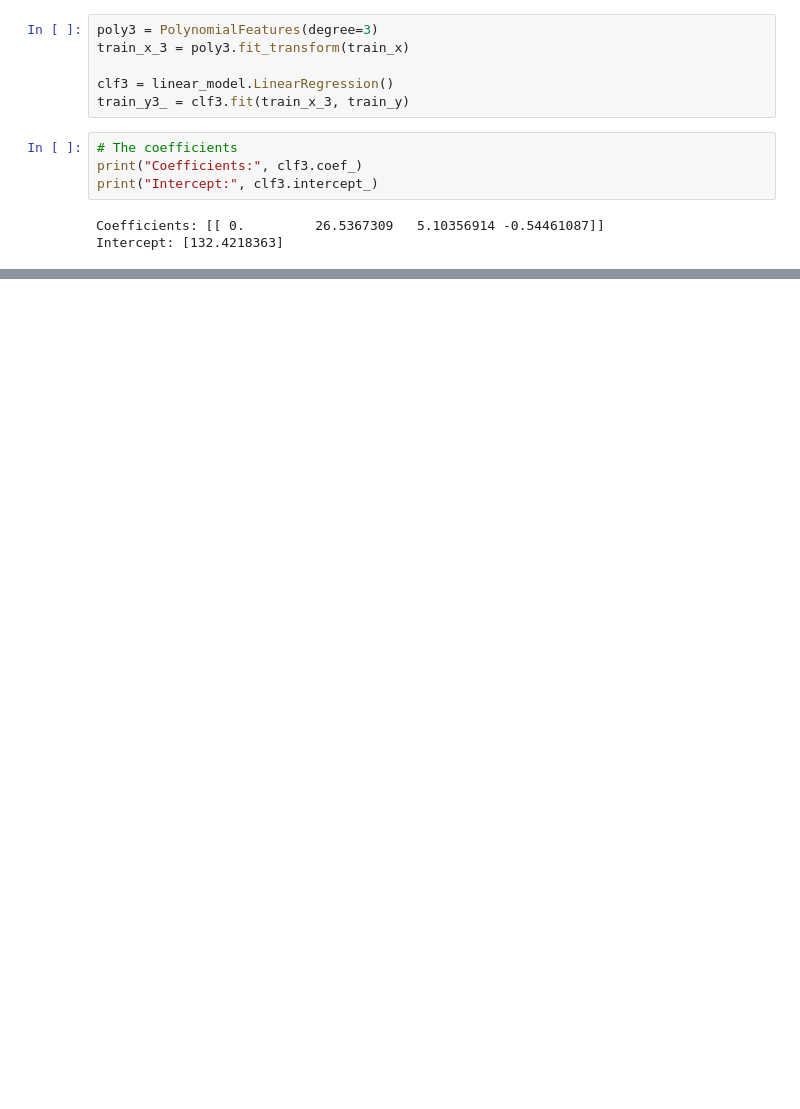
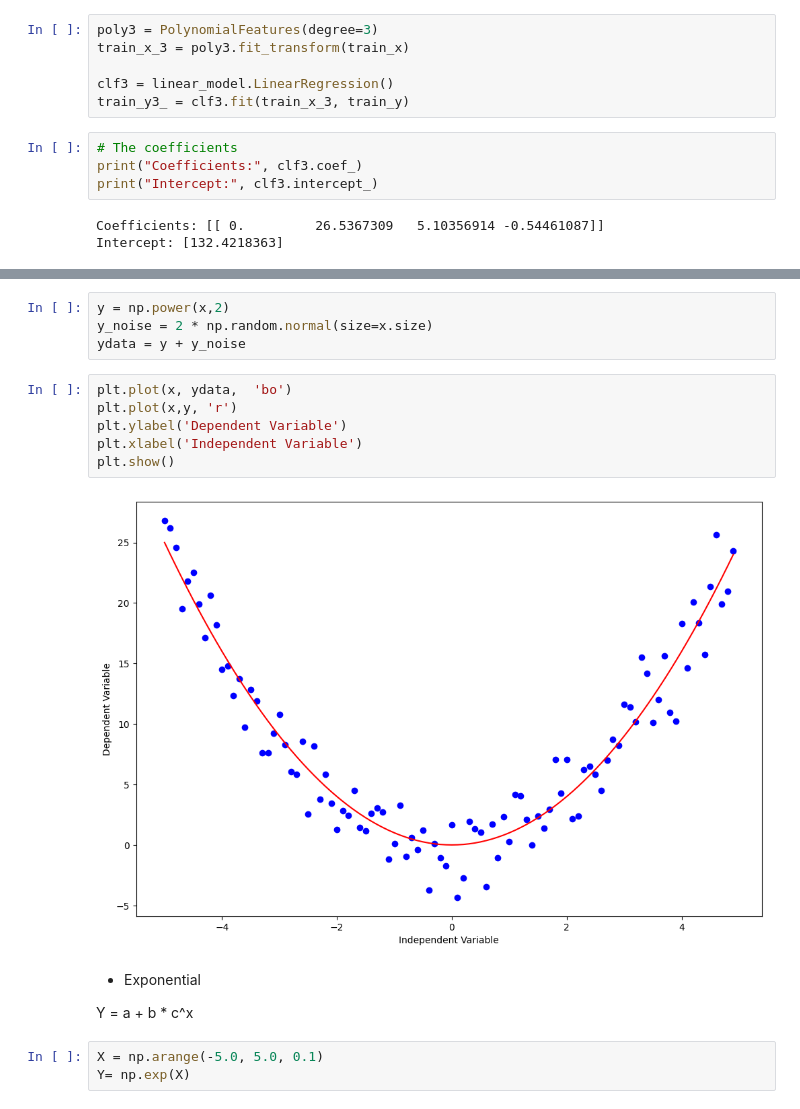
Before and after one commit to KizKarDes/kizkardes-data-science, a Jupyter notebook: lesson9.ipynb, the cells around one changed output, grey strips where cells are left out. Cells and saved outputs as stored; diff of their text form; blank space fills up the shorter version.

```diff
--- a/lesson9.ipynb
+++ b/lesson9.ipynb
@@ -153,0 +204,19 @@ Intercept: [132.4218363]
+# %%
+y = np.power(x,2)
+y_noise = 2 * np.random.normal(size=x.size)
+ydata = y + y_noise
+# %%
+plt.plot(x, ydata,  'bo')
+plt.plot(x,y, 'r')
+plt.ylabel('Dependent Variable')
+plt.xlabel('Independent Variable')
+plt.show()
+# %% [output]
+[figure, added]
+# %% [markdown]
+- Exponential
+
+Y = a + b * c^x
+# %%
+X = np.arange(-5.0, 5.0, 0.1)
+Y= np.exp(X)
```
Also changed, not shown: parts of 18 cells of this notebook, 1 other file.
